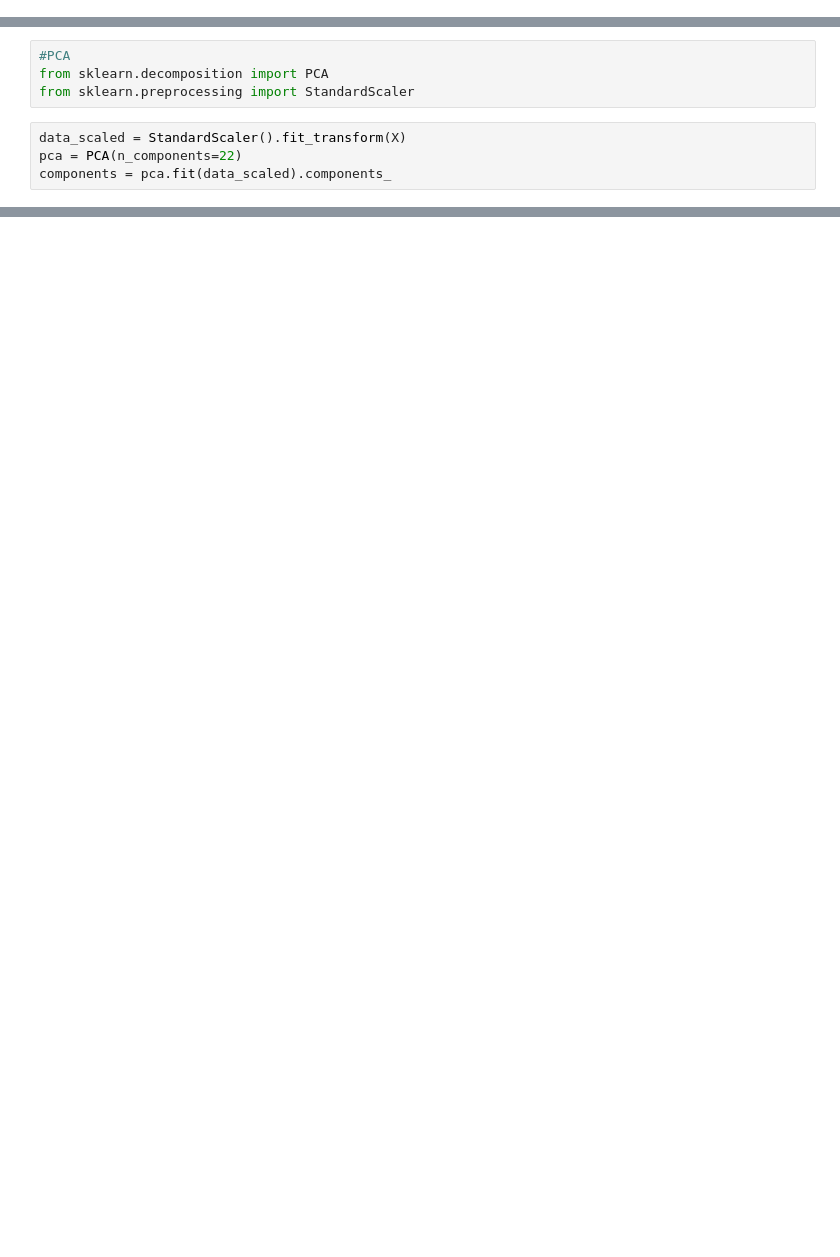
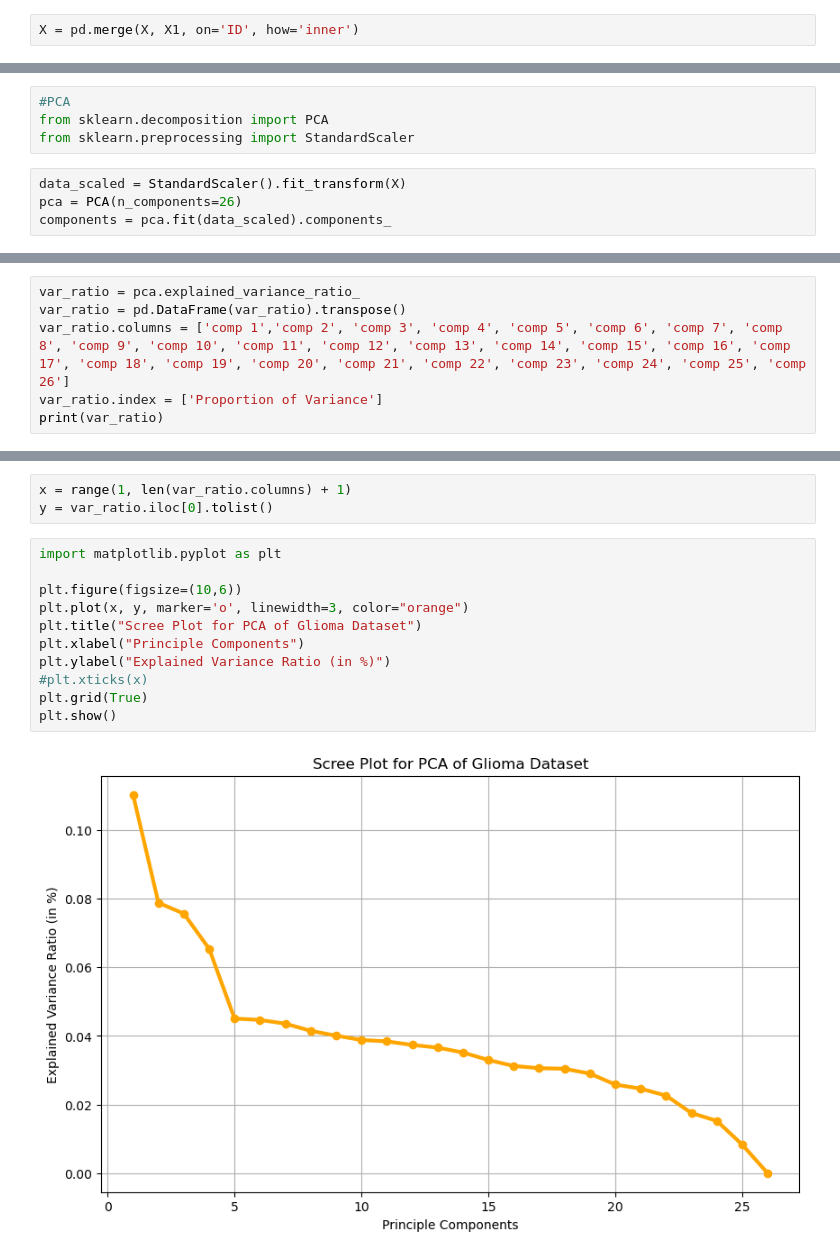
Before and after one commit to jmlavigne1/glioma, a Jupyter notebook: PCA_VOLCANO.ipynb, the cells around one changed output, grey strips where cells are left out. Cells and saved outputs as stored; diff of their text form; blank space fills up the shorter version.

Commit message:
scree plot

```diff
--- a/PCA_VOLCANO.ipynb
+++ b/PCA_VOLCANO.ipynb
@@ -52,0 +78,2 @@ print(X1.head())
+# %%
+X = pd.merge(X, X1, on='ID', how='inner')
@@ -56,5 +92,5 @@ from sklearn.decomposition import PCA
 from sklearn.preprocessing import StandardScaler
 # %%
 data_scaled = StandardScaler().fit_transform(X)
-pca = PCA(n_components=22)
+pca = PCA(n_components=26)
 components = pca.fit(data_scaled).components_
@@ -62,0 +122,6 @@ ValueError: could not convert string to float: 'white'
+# %%
+var_ratio = pca.explained_variance_ratio_
+var_ratio = pd.DataFrame(var_ratio).transpose()
+var_ratio.columns = ['comp 1','comp 2', 'comp 3', 'comp 4', 'comp 5', 'comp 6', 'comp 7', 'comp 8', 'comp 9', 'comp 10', 'comp 11', 'comp 12', 'comp 13', 'comp 14', 'comp 15', 'comp 16', 'comp 17', 'comp 18', 'comp 19', 'comp 20', 'comp 21', 'comp 22', 'comp 23', 'comp 24', 'comp 25', 'comp 26']
+var_ratio.index = ['Proportion of Variance']
+print(var_ratio)
@@ -62,0 +142,16 @@ ValueError: could not convert string to float: 'white'
+# %%
+x = range(1, len(var_ratio.columns) + 1)
+y = var_ratio.iloc[0].tolist()
+# %%
+import matplotlib.pyplot as plt
+
+plt.figure(figsize=(10,6))
+plt.plot(x, y, marker='o', linewidth=3, color="orange")
+plt.title("Scree Plot for PCA of Glioma Dataset")
+plt.xlabel("Principle Components")
+plt.ylabel("Explained Variance Ratio (in %)")
+#plt.xticks(x)
+plt.grid(True)
+plt.show()
+# %% [output]
+[figure, added]
```
Also changed, not shown: parts of 8 cells of this notebook, 1 other file.
